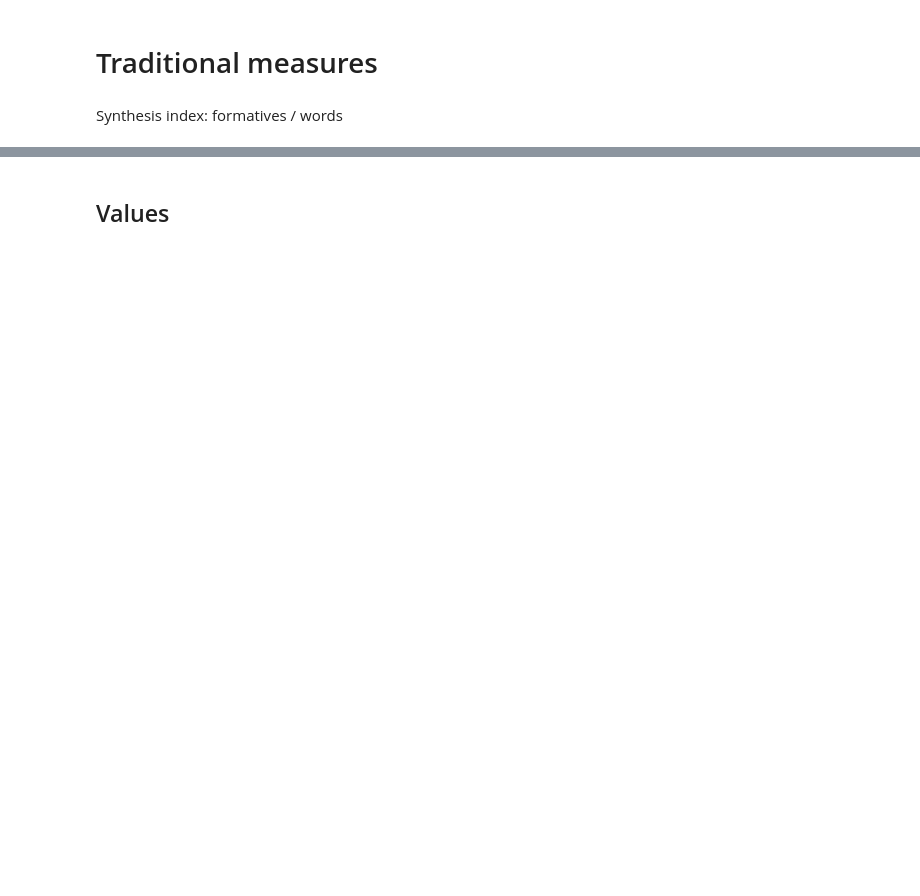
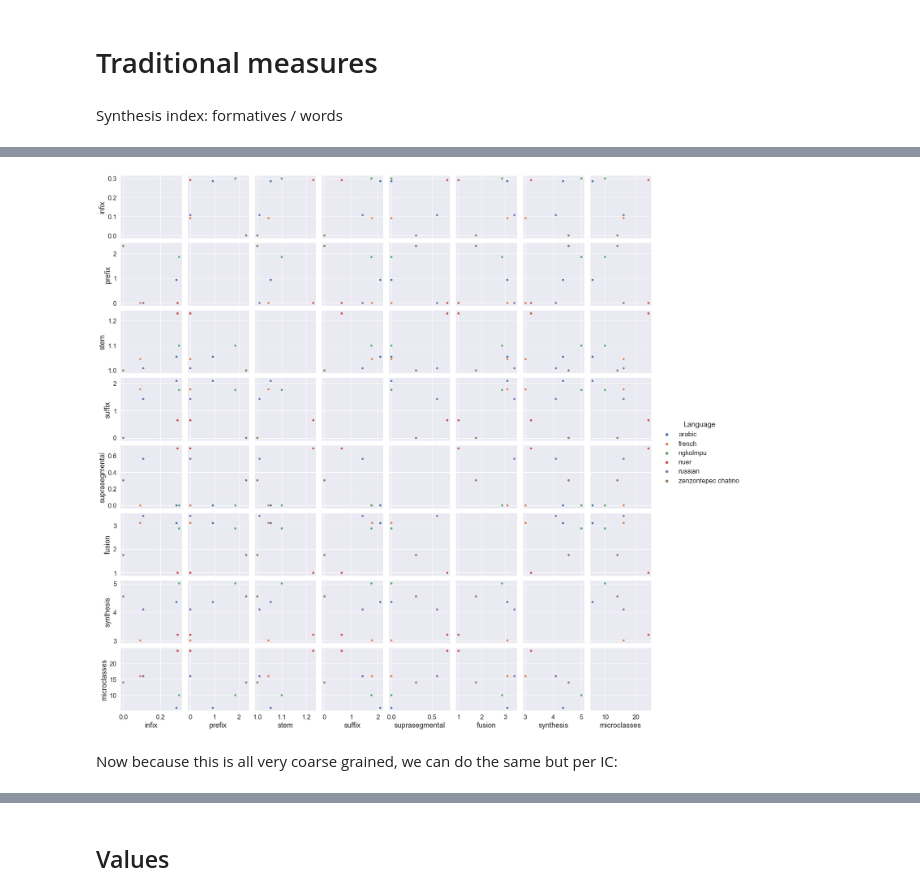
Before and after one commit to maecarroll/setMorph, a Jupyter notebook: Typology.ipynb, the cells around one changed output, grey strips where cells are left out. Saved outputs shown, nothing was run; the diff lists cells and outputs as text; code cells hidden in the pictures; blank space fills up the shorter version.

```diff
--- a/Typology.ipynb
+++ b/Typology.ipynb
@@ -167,0 +399,6 @@ sns.despine()
+# %%
+g = sns.pairplot(overall_averages.reset_index(), hue="Language", diag_kind="kde")
+# %% [output]
+[figure, added]
+# %% [markdown]
+Now because this is all very coarse grained, we can do the same but per IC:
```
Also changed, not shown: parts of 115 cells of this notebook, 3 other files.
